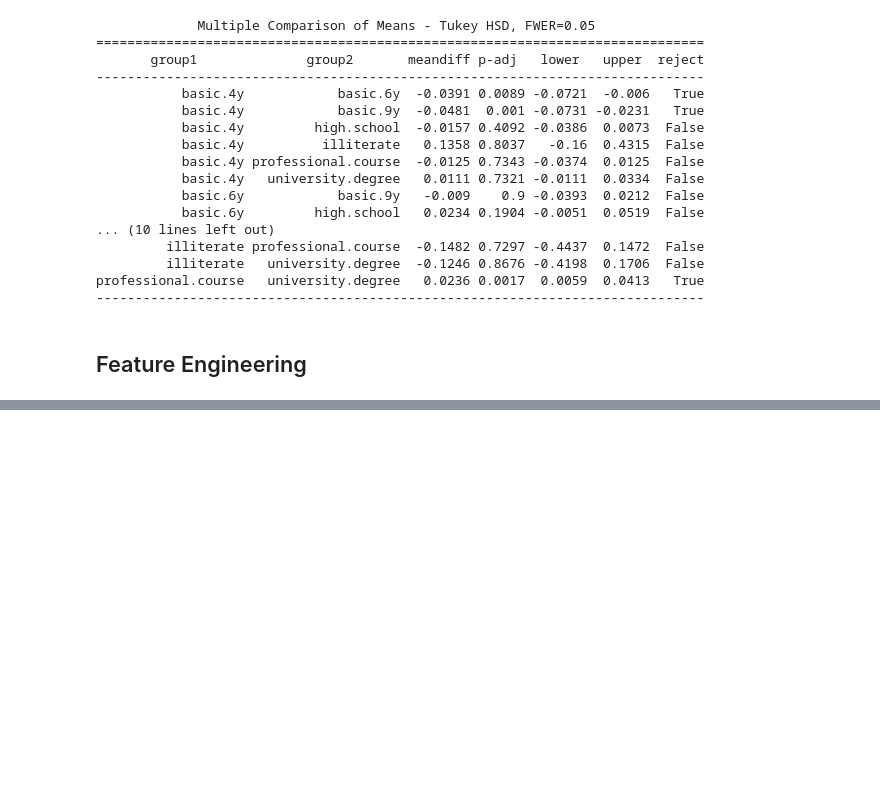
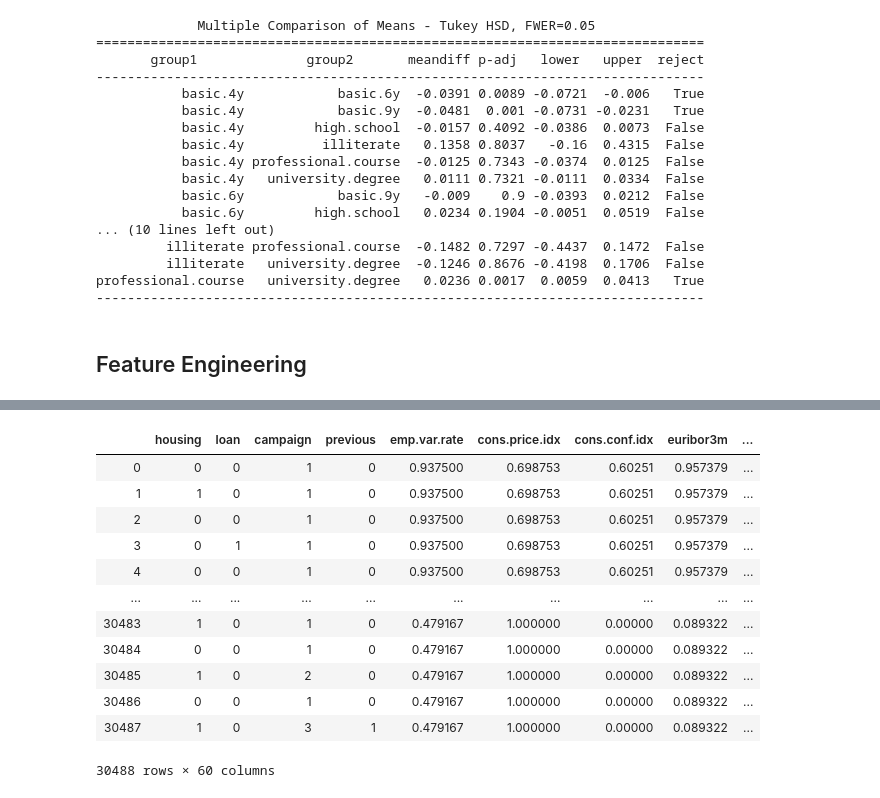
Before and after one commit to bellisor/mod3_project, a Jupyter notebook: Index.ipynb, the cells around one changed output, grey strips where cells are left out. Drawn from its saved outputs; the diff is of its cells as text; code cells hidden in the pictures; blank space fills up the shorter version.

```diff
--- a/Index.ipynb
+++ b/Index.ipynb
@@ -332,3 +358,35 @@ df=df.join(dums)
 dums = pd.get_dummies(df['education'])
 df.drop(columns=['education'], axis =1, inplace =True)
 df=df.join(dums)
+# %%
+dums = pd.get_dummies(df['contact'])
+df.drop(columns=['contact'], axis =1, inplace =True)
+df=df.join(dums)
+# %%
+dums = pd.get_dummies(df['month'])
+df.drop(columns=['month'], axis =1, inplace =True)
+df=df.join(dums)
+# %%
+dums = pd.get_dummies(df['day_of_week'])
+df.drop(columns=['day_of_week'], axis =1, inplace =True)
+df=df.join(dums)
+# %%
+dums = pd.get_dummies(df['poutcome'])
+df.drop(columns=['poutcome'], axis =1, inplace =True)
+df=df.join(dums)
+# %%
+drop(df, 'pdays')
+# %% [output]
+|  | housing | loan | campaign | previous | emp.var.rate | cons.price.idx | cons.conf.idx | euribor3m | ... |
+| 0 | 0 | 0 | 1 | 0 | 0.937500 | 0.698753 | 0.60251 | 0.957379 | ... |
+| 1 | 1 | 0 | 1 | 0 | 0.937500 | 0.698753 | 0.60251 | 0.957379 | ... |
+| 2 | 0 | 0 | 1 | 0 | 0.937500 | 0.698753 | 0.60251 | 0.957379 | ... |
+| 3 | 0 | 1 | 1 | 0 | 0.937500 | 0.698753 | 0.60251 | 0.957379 | ... |
+| 4 | 0 | 0 | 1 | 0 | 0.937500 | 0.698753 | 0.60251 | 0.957379 | ... |
+| ... | ... | ... | ... | ... | ... | ... | ... | ... | ... |
+| 30483 | 1 | 0 | 1 | 0 | 0.479167 | 1.000000 | 0.00000 | 0.089322 | ... |
+| 30484 | 0 | 0 | 1 | 0 | 0.479167 | 1.000000 | 0.00000 | 0.089322 | ... |
+| 30485 | 1 | 0 | 2 | 0 | 0.479167 | 1.000000 | 0.00000 | 0.089322 | ... |
+| 30486 | 0 | 0 | 1 | 0 | 0.479167 | 1.000000 | 0.00000 | 0.089322 | ... |
+| 30487 | 1 | 0 | 3 | 1 | 0.479167 | 1.000000 | 0.00000 | 0.089322 | ... |
+30488 rows × 60 columns
```
Also changed, not shown: parts of 44 cells of this notebook.
